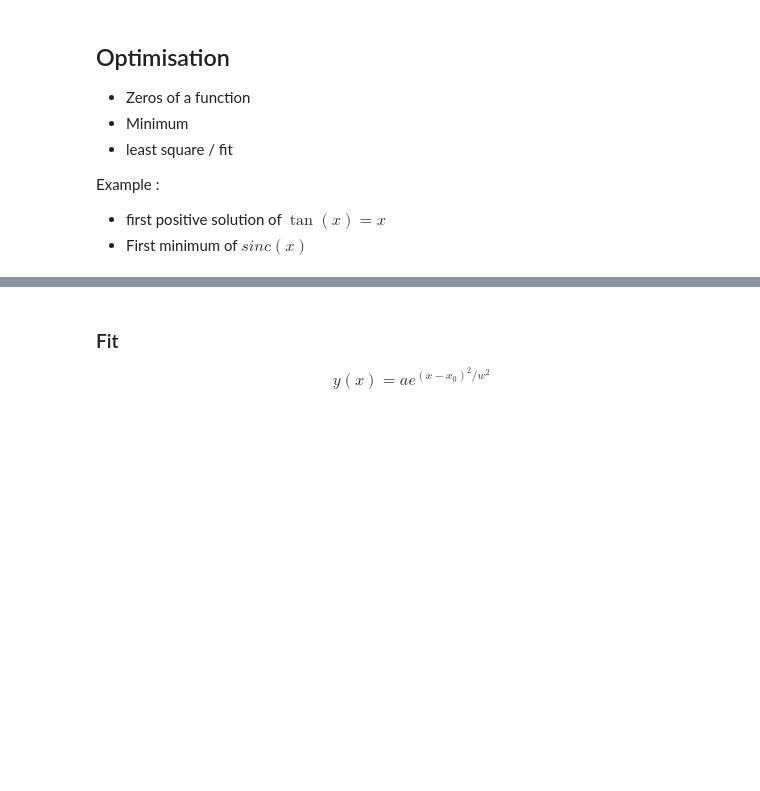
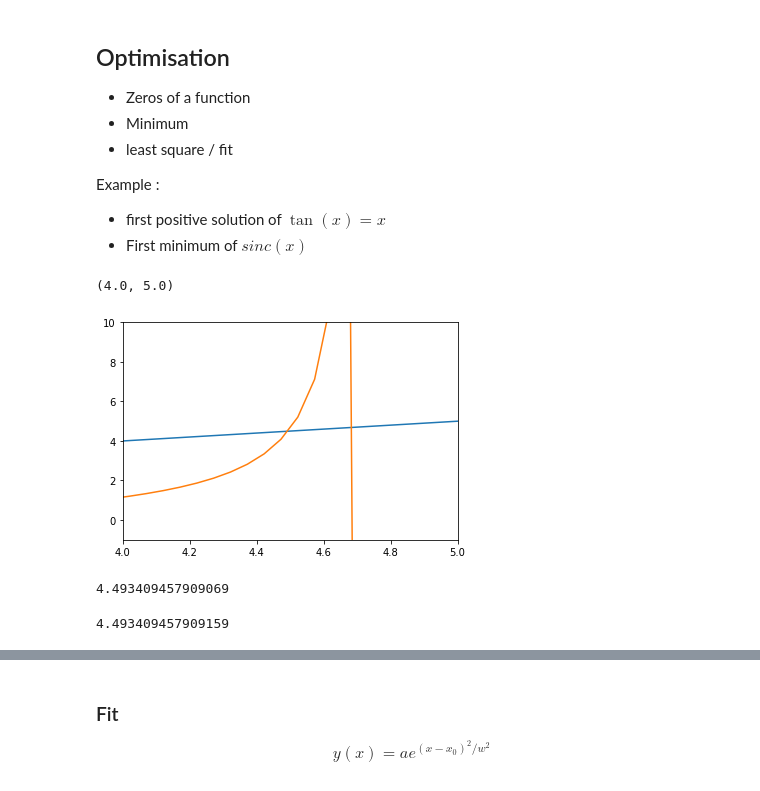
Before and after one commit to clade/EDPIF2023, a Jupyter notebook: module2/Scipy.ipynb, the cells around one changed output, grey strips where cells are left out. Cells and saved outputs as stored; diff of their text form; code cells hidden in the pictures; blank space fills up the shorter version.

```diff
--- a/module2/Scipy.ipynb
+++ b/module2/Scipy.ipynb
@@ -100,3 +170,25 @@ Example :
 * First minimum of $sinc(x)$
 # %%
 from scipy.optimize import root_scalar, minimize_scalar
+# %%
+x = np.linspace(0, 10, 200)
+
+fig = figure()
+ax = fig.subplots(1, 1)
+
+ax.plot(x, x)
+ax.plot(x, np.tan(x))
+ax.set_ylim(-1, 10)
+ax.set_xlim(4, 5)
+# %% [output]
+(4.0, 5.0)
+[figure, added]
+# %%
+res = root_scalar(lambda x: np.tan(x) - x, x0=4, x1=4.6)
+res.root
+# %% [output]
+4.493409457909069
+# %%
+np.tan(res.root)
+# %% [output]
+4.493409457909159
```
Also changed, not shown: parts of 14 cells of this notebook, 3 other files.
